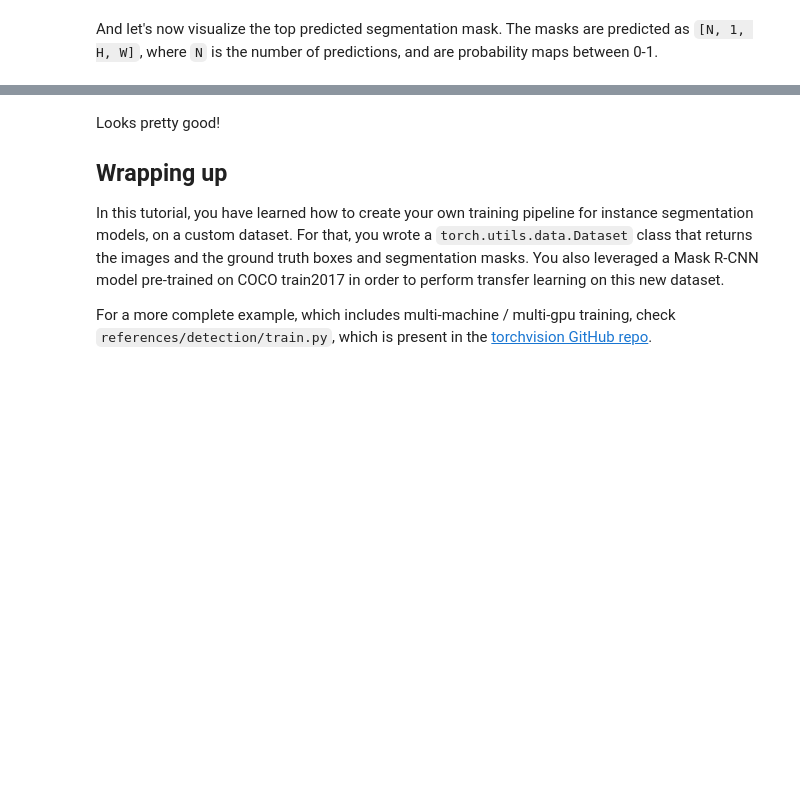
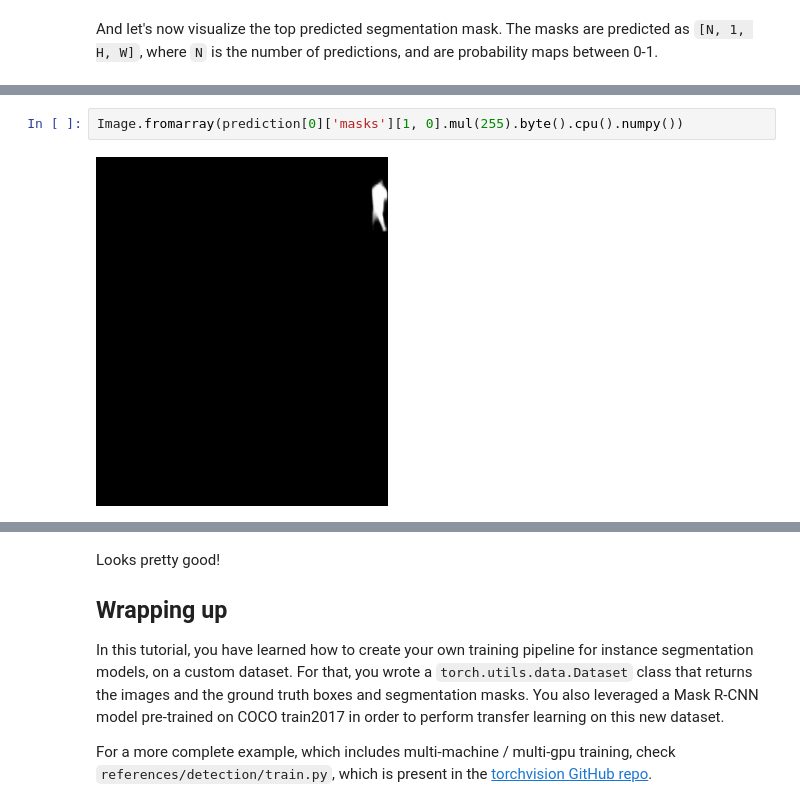
Before and after one commit to catwhiskers/distributed-maskrcnn-demo, a Jupyter notebook: torchvision_finetuning_instance_segmentation.ipynb, the cells around one changed output, grey strips where cells are left out. Drawn from its saved outputs; the diff is of its cells as text; blank space fills up the shorter version.

```diff
--- a/torchvision_finetuning_instance_segmentation.ipynb
+++ b/torchvision_finetuning_instance_segmentation.ipynb
@@ -463,0 +541,4 @@ Image.fromarray(prediction[0]['masks'][0, 0].mul(255).byte().cpu().numpy())
+# %%
+Image.fromarray(prediction[0]['masks'][1, 0].mul(255).byte().cpu().numpy())
+# %% [output]
+[figure, added]
```
Also changed, not shown: parts of 12 cells of this notebook, 4 other files.
